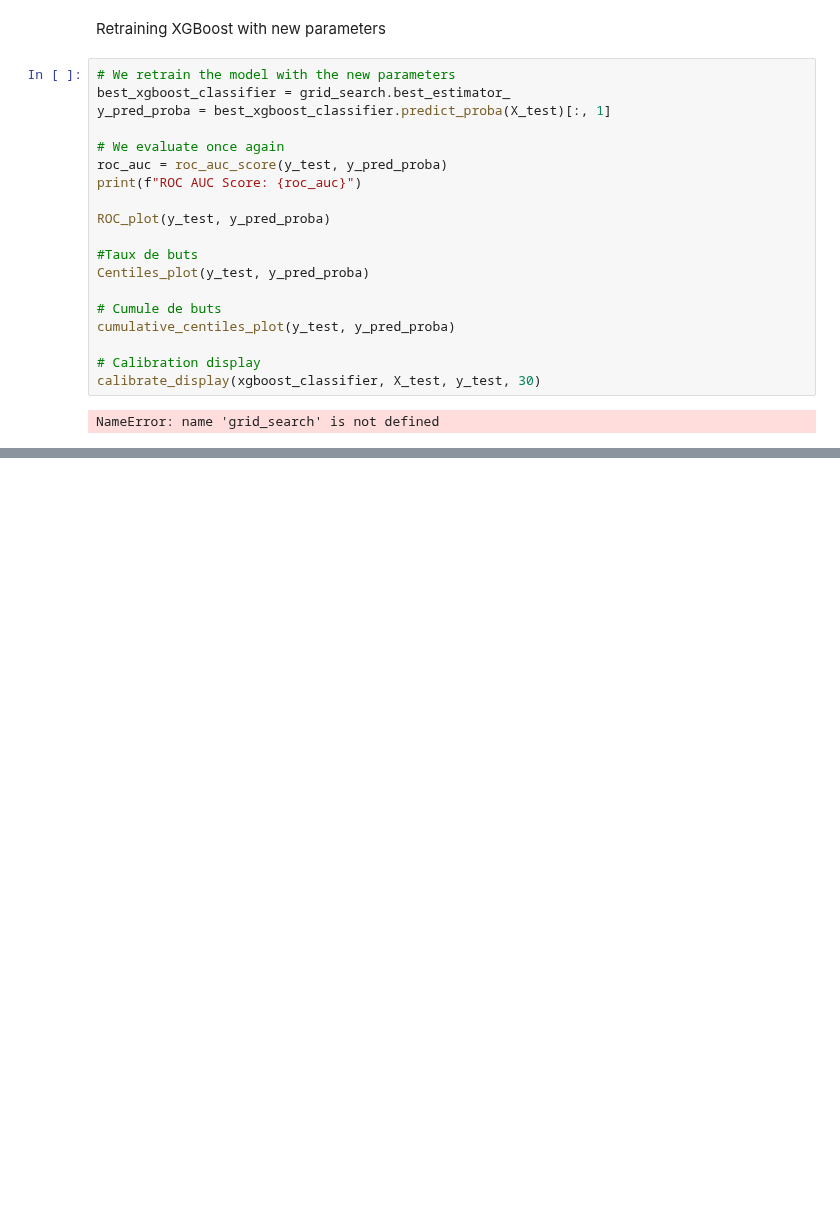
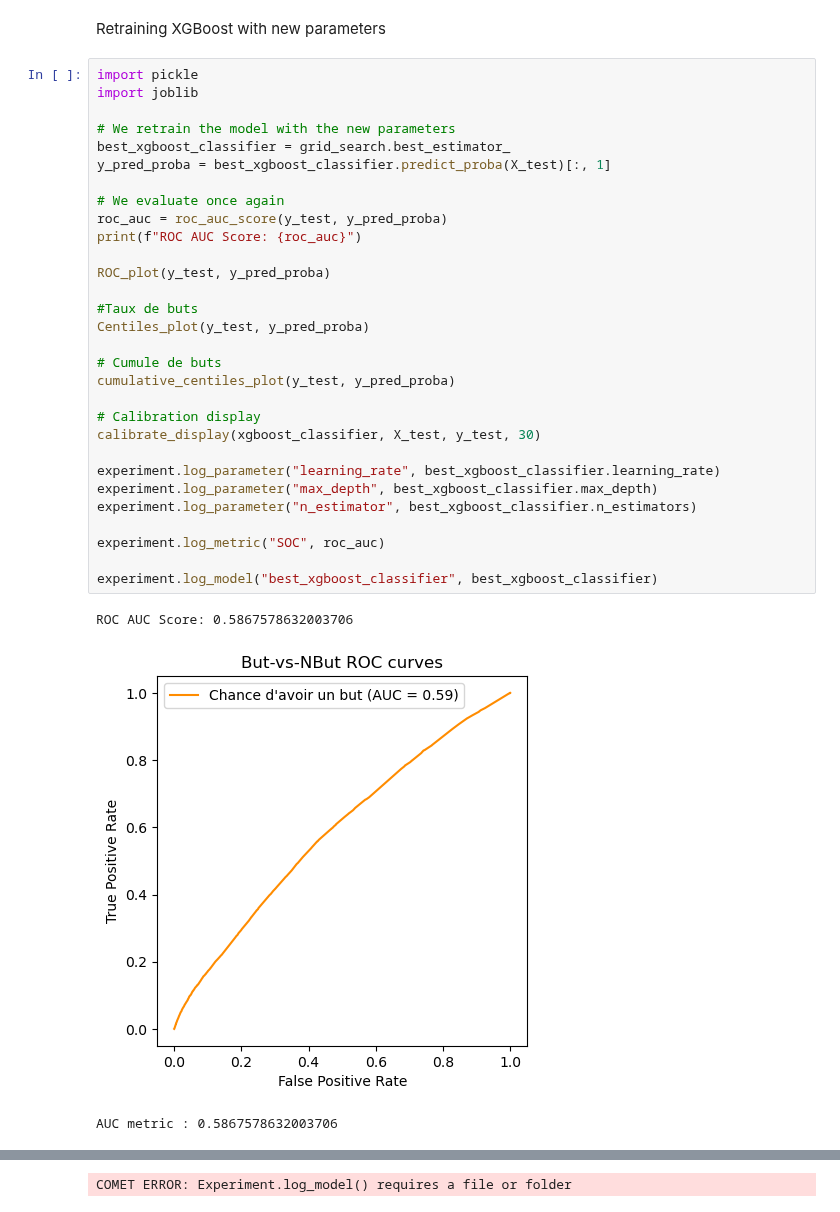
Before and after one commit to mathieupelo/ift6758-A08, a Jupyter notebook: notebooks/Advanced_model.ipynb, the cells around one changed output, grey strips where cells are left out. Saved outputs shown, nothing was run; the diff lists cells and outputs as text; blank space fills up the shorter version.

```diff
--- a/notebooks/Advanced_model.ipynb
+++ b/notebooks/Advanced_model.ipynb
@@ -119,23 +126,36 @@ ROC AUC Score: 0.5901184883559806
 # %% [markdown]
 Retraining XGBoost with new parameters
 # %%
+import pickle
+import joblib
+
 # We retrain the model with the new parameters
 best_xgboost_classifier = grid_search.best_estimator_
 y_pred_proba = best_xgboost_classifier.predict_proba(X_test)[:, 1]
 
 # We evaluate once again
 roc_auc = roc_auc_score(y_test, y_pred_proba)
 print(f"ROC AUC Score: {roc_auc}")
 
 ROC_plot(y_test, y_pred_proba)
 
 #Taux de buts
 Centiles_plot(y_test, y_pred_proba)
 
 # Cumule de buts
 cumulative_centiles_plot(y_test, y_pred_proba)
 
 # Calibration display
 calibrate_display(xgboost_classifier, X_test, y_test, 30)
+
+experiment.log_parameter("learning_rate", best_xgboost_classifier.learning_rate)
+experiment.log_parameter("max_depth", best_xgboost_classifier.max_depth)
+experiment.log_parameter("n_estimator", best_xgboost_classifier.n_estimators)
+
+experiment.log_metric("SOC", roc_auc)
+
+experiment.log_model("best_xgboost_classifier", best_xgboost_classifier)
 # %% [output]
-NameError: name 'grid_search' is not defined
+ROC AUC Score: 0.5867578632003706
+[figure, added]
+AUC metric : 0.5867578632003706
@@ -141,0 +163 @@ NameError: name 'grid_search' is not defined
+COMET ERROR: Experiment.log_model() requires a file or folder
```
Also changed, not shown: parts of 8 cells of this notebook, 1 other file.
